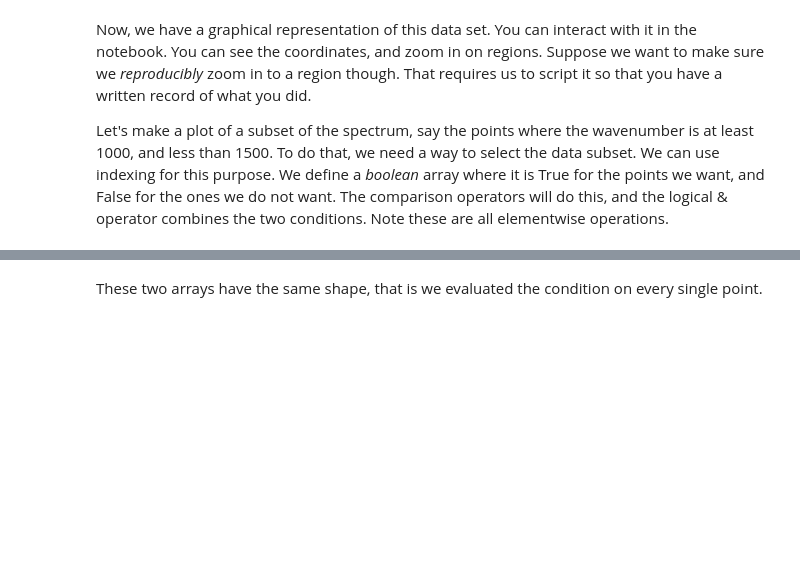
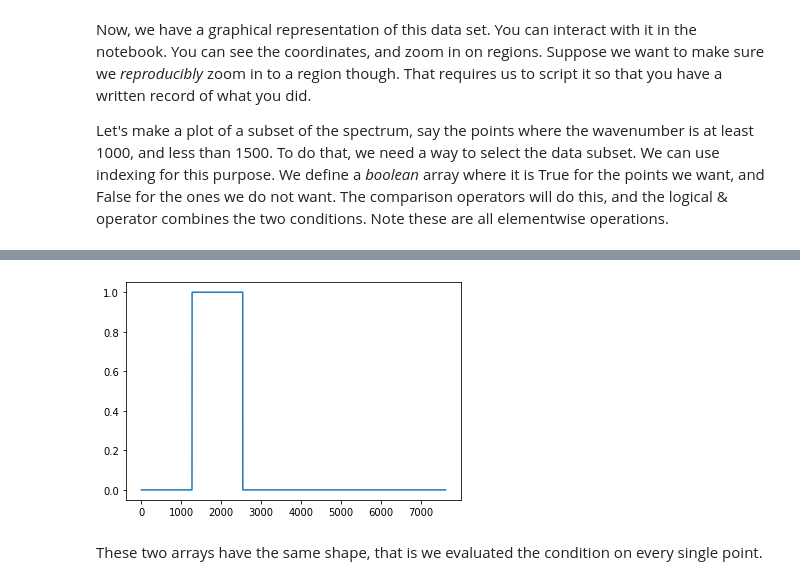
Before and after one commit to Steel-Bank-codespaces/s23-06681, a Jupyter notebook: lectures/01-numpy/numpy.ipynb, the cells around one changed output, grey strips where cells are left out. Drawn from its saved outputs; the diff is of its cells as text; code cells hidden in the pictures; blank space fills up the shorter version.

```diff
--- a/lectures/01-numpy/numpy.ipynb
+++ b/lectures/01-numpy/numpy.ipynb
@@ -116,3 +193,7 @@ ind
+# %%
+plt.plot(ind);
+# %% [output]
+[figure, added]
 # %% [markdown]
 These two arrays have the same shape, that is we evaluated the condition on every single point.
 # %%
```
Also changed, not shown: parts of 49 cells of this notebook.
